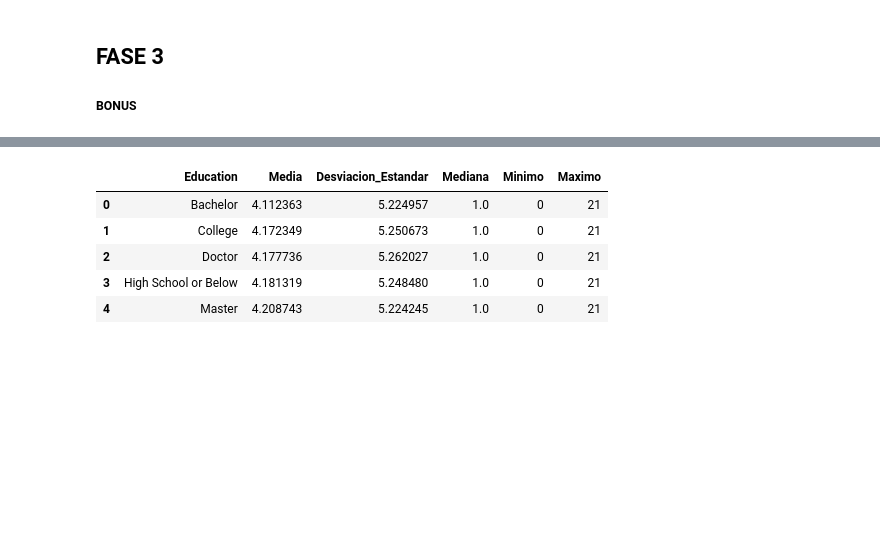
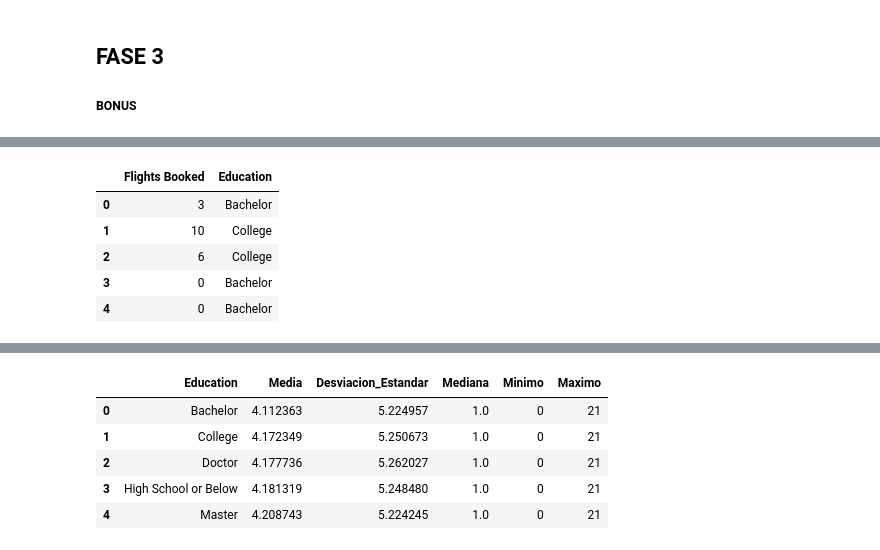
Before and after one commit to Adalab/bda-modulo-3-evaluacion-final-fatimagonzalezya, a Jupyter notebook: evaluacion-final-fatimagonzalezya.ipynb, the cells around one changed output, grey strips where cells are left out. Cells and saved outputs as stored; diff of their text form; code cells hidden in the pictures; blank space fills up the shorter version.

```diff
--- a/evaluacion-final-fatimagonzalezya.ipynb
+++ b/evaluacion-final-fatimagonzalezya.ipynb
@@ -785,0 +704,13 @@ Passing `palette` without assigning `hue` is deprecated and will be removed in v
+# %%
+# Filtrar el DataFrame para incluir solo las columnas necesarias
+df_filtado = df_unido[["Flights Booked", "Education"]].copy()
+
+# Verificar las primeras filas del DataFrame filtrado
+df_filtado.head()
+# %% [output]
+|  | Flights Booked | Education |
+| 0 | 3 | Bachelor |
+| 1 | 10 | College |
+| 2 | 6 | College |
+| 3 | 0 | Bachelor |
+| 4 | 0 | Bachelor |
```
Also changed, not shown: parts of 20 cells of this notebook.
